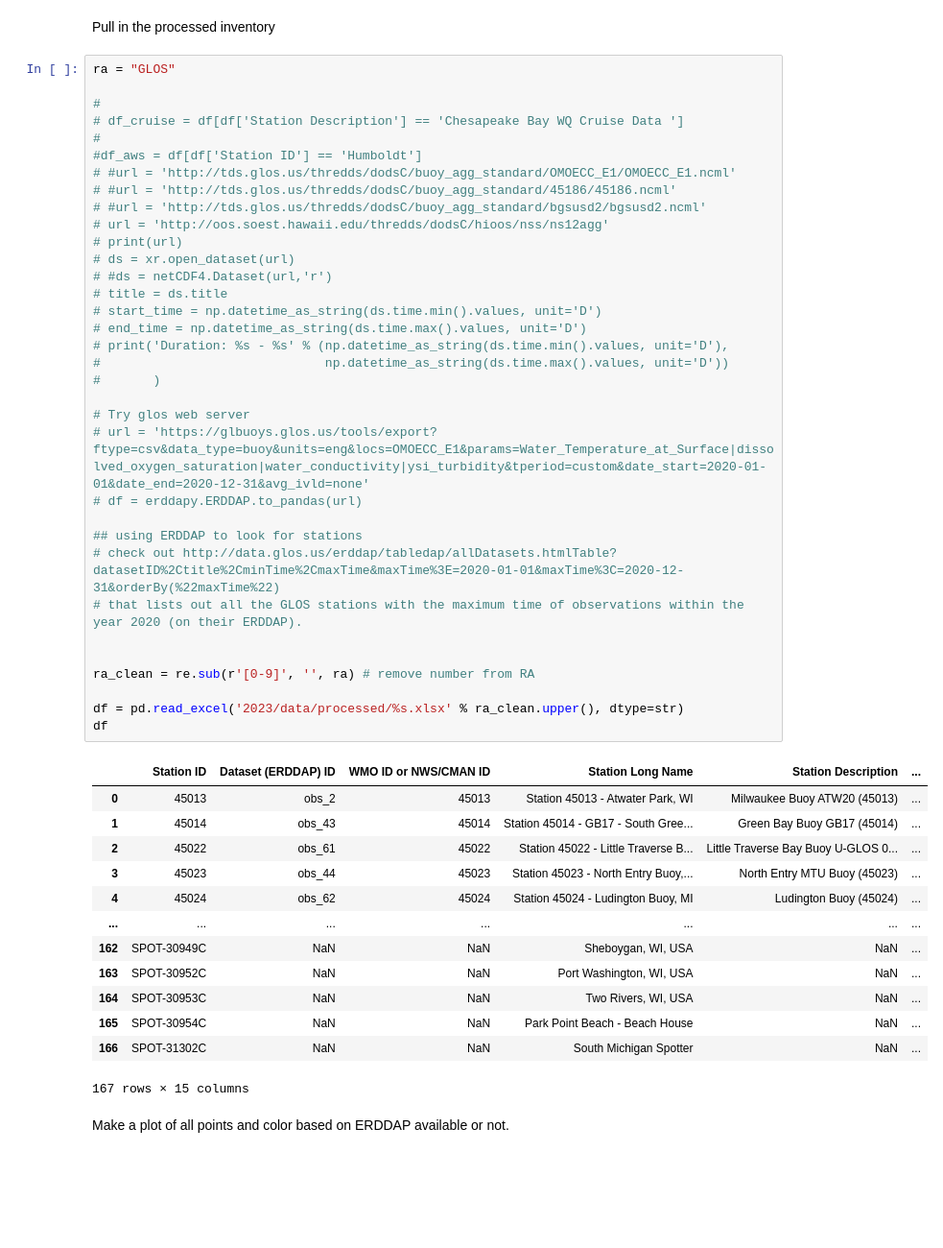
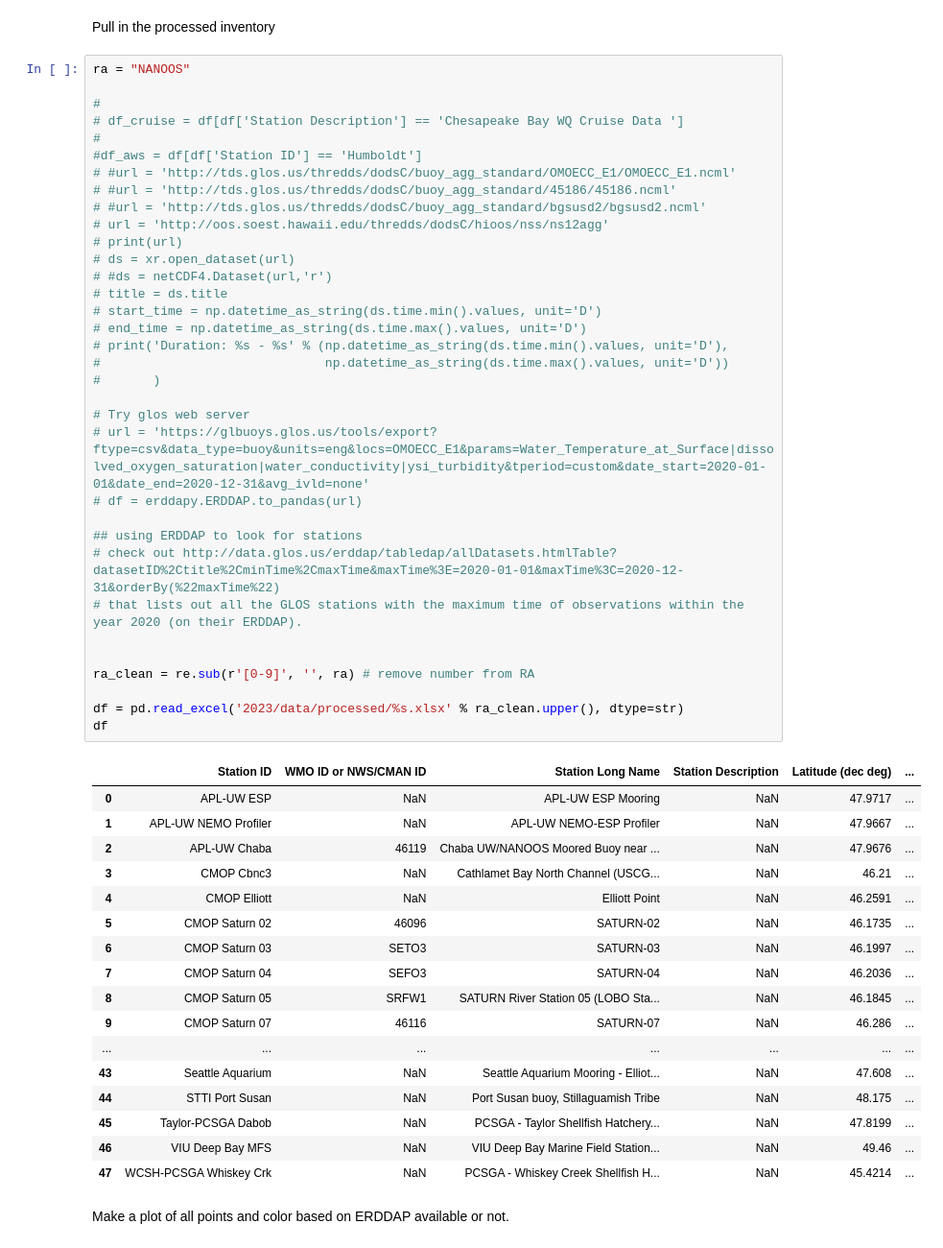
Before and after one commit to ioos/ioos-asset-inventory, a Jupyter notebook: spot_check_stations.ipynb, the cells around one changed output. Shown at 96% size. Saved outputs shown, nothing was run; the diff lists cells and outputs as text; blank space fills up the shorter version.

```diff
--- a/spot_check_stations.ipynb
+++ b/spot_check_stations.ipynb
@@ -9,53 +9,57 @@ import re
 # %% [markdown]
 Pull in the processed inventory
 # %%
-ra = "GLOS"
+ra = "NANOOS"
 
 #
 # df_cruise = df[df['Station Description'] == 'Chesapeake Bay WQ Cruise Data ']
 #
 #df_aws = df[df['Station ID'] == 'Humboldt']
 # #url = 'http://tds.glos.us/thredds/dodsC/buoy_agg_standard/OMOECC_E1/OMOECC_E1.ncml'
 # #url = 'http://tds.glos.us/thredds/dodsC/buoy_agg_standard/45186/45186.ncml'
 # #url = 'http://tds.glos.us/thredds/dodsC/buoy_agg_standard/bgsusd2/bgsusd2.ncml'
 # url = 'http://oos.soest.hawaii.edu/thredds/dodsC/hioos/nss/ns12agg'
 # print(url)
 # ds = xr.open_dataset(url)
 # #ds = netCDF4.Dataset(url,'r')
 # title = ds.title
 # start_time = np.datetime_as_string(ds.time.min().values, unit='D')
 # end_time = np.datetime_as_string(ds.time.max().values, unit='D')
 # print('Duration: %s - %s' % (np.datetime_as_string(ds.time.min().values, unit='D'),
 #                              np.datetime_as_string(ds.time.max().values, unit='D'))
 #       )
 
 # Try glos web server
 # url = 'https://glbuoys.glos.us/tools/export?ftype=csv&data_type=buoy&units=eng&locs=OMOECC_E1&params=Water_Temperature_at_Surface|dissolved_oxygen_saturation|water_conductivity|ysi_turbidity&tperiod=custom&date_start=2020-01-01&date_end=2020-12-31&avg_ivld=none'
 # df = erddapy.ERDDAP.to_pandas(url)
 
 ## using ERDDAP to look for stations
 # check out http://data.glos.us/erddap/tabledap/allDatasets.htmlTable?datasetID%2Ctitle%2CminTime%2CmaxTime&maxTime%3E=2020-01-01&maxTime%3C=2020-12-31&orderBy(%22maxTime%22)
 # that lists out all the GLOS stations with the maximum time of observations within the year 2020 (on their ERDDAP).
 
 
 ra_clean = re.sub(r'[0-9]', '', ra) # remove number from RA
 
 df = pd.read_excel('2023/data/processed/%s.xlsx' % ra_clean.upper(), dtype=str)
 df
 # %% [output]
-|  | Station ID | Dataset (ERDDAP) ID | WMO ID or NWS/CMAN ID | Station Long Name | Station Description | ... |
-| 0 | 45013 | obs_2 | 45013 | Station 45013 - Atwater Park, WI | Milwaukee Buoy ATW20 (45013) | ... |
-| 1 | 45014 | obs_43 | 45014 | Station 45014 - GB17 - South Gree... | Green Bay Buoy GB17 (45014) | ... |
-| 2 | 45022 | obs_61 | 45022 | Station 45022 - Little Traverse B... | Little Traverse Bay Buoy U-GLOS 0... | ... |
-| 3 | 45023 | obs_44 | 45023 | Station 45023 - North Entry Buoy,... | North Entry MTU Buoy (45023) | ... |
-| 4 | 45024 | obs_62 | 45024 | Station 45024 - Ludington Buoy, MI | Ludington Buoy (45024) | ... |
+|  | Station ID | WMO ID or NWS/CMAN ID | Station Long Name | Station Description | Latitude (dec deg) | ... |
+| 0 | APL-UW ESP | NaN | APL-UW ESP Mooring | NaN | 47.9717 | ... |
+| 1 | APL-UW NEMO Profiler | NaN | APL-UW NEMO-ESP Profiler | NaN | 47.9667 | ... |
+| 2 | APL-UW Chaba | 46119 | Chaba UW/NANOOS Moored Buoy near ... | NaN | 47.9676 | ... |
+| 3 | CMOP Cbnc3 | NaN | Cathlamet Bay North Channel (USCG... | NaN | 46.21 | ... |
+| 4 | CMOP Elliott | NaN | Elliott Point | NaN | 46.2591 | ... |
+| 5 | CMOP Saturn 02 | 46096 | SATURN-02 | NaN | 46.1735 | ... |
+| 6 | CMOP Saturn 03 | SETO3 | SATURN-03 | NaN | 46.1997 | ... |
+| 7 | CMOP Saturn 04 | SEFO3 | SATURN-04 | NaN | 46.2036 | ... |
+| 8 | CMOP Saturn 05 | SRFW1 | SATURN River Station 05 (LOBO Sta... | NaN | 46.1845 | ... |
+| 9 | CMOP Saturn 07 | 46116 | SATURN-07 | NaN | 46.286 | ... |
 | ... | ... | ... | ... | ... | ... | ... |
-| 162 | SPOT-30949C | NaN | NaN | Sheboygan, WI, USA | NaN | ... |
-| 163 | SPOT-30952C | NaN | NaN | Port Washington, WI, USA | NaN | ... |
-| 164 | SPOT-30953C | NaN | NaN | Two Rivers, WI, USA | NaN | ... |
-| 165 | SPOT-30954C | NaN | NaN | Park Point Beach - Beach House | NaN | ... |
-| 166 | SPOT-31302C | NaN | NaN | South Michigan Spotter | NaN | ... |
+| 43 | Seattle Aquarium | NaN | Seattle Aquarium Mooring - Elliot... | NaN | 47.608 | ... |
+| 44 | STTI Port Susan | NaN | Port Susan buoy, Stillaguamish Tribe | NaN | 48.175 | ... |
+| 45 | Taylor-PCSGA Dabob | NaN | PCSGA - Taylor Shellfish Hatchery... | NaN | 47.8199 | ... |
+| 46 | VIU Deep Bay MFS | NaN | VIU Deep Bay Marine Field Station... | NaN | 49.46 | ... |
+| 47 | WCSH-PCSGA Whiskey Crk | NaN | PCSGA - Whiskey Creek Shellfish H... | NaN | 45.4214 | ... |
-167 rows × 15 columns
 # %% [markdown]
 Make a plot of all points and color based on ERDDAP available or not.
 # %%
```
Also changed, not shown: parts of 16 cells of this notebook, 9 other files.
